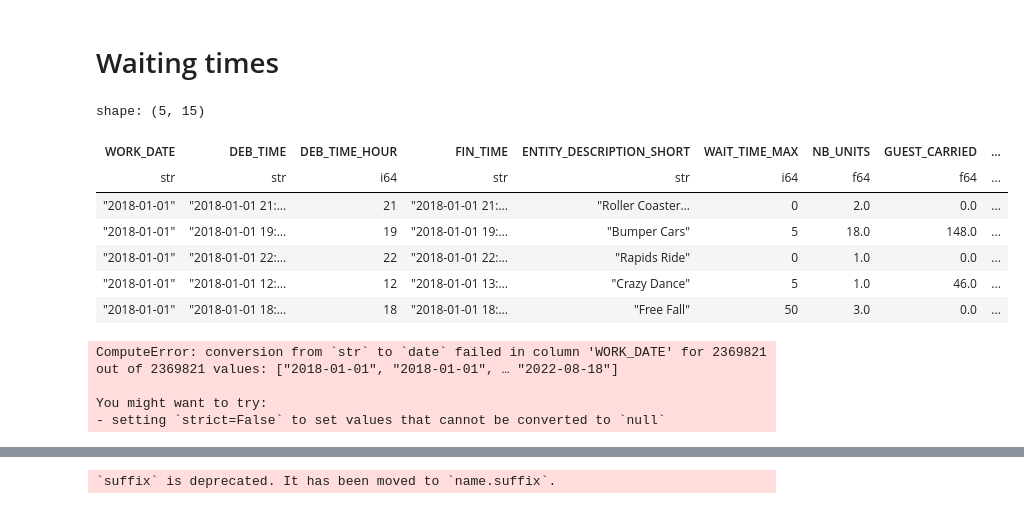
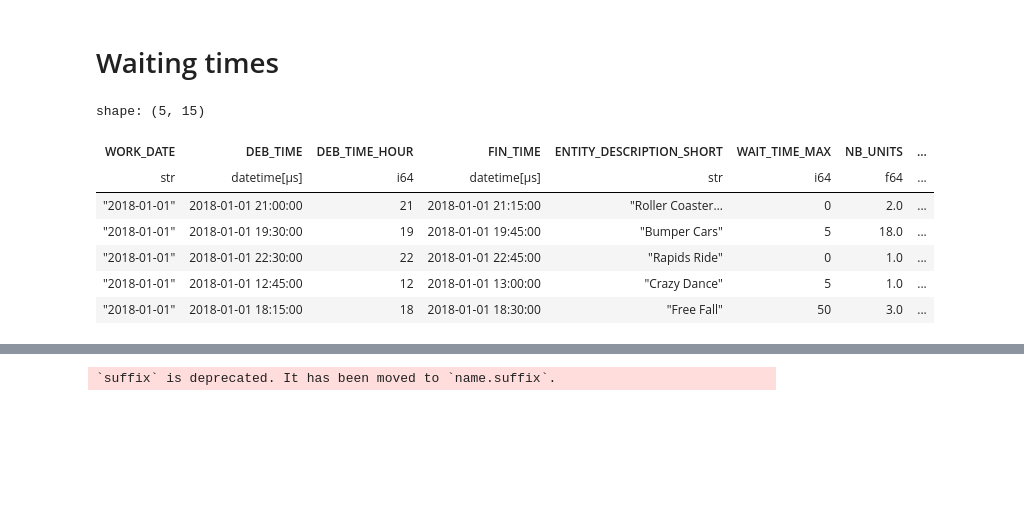
Before and after one commit to cedotorpedo/europark, a Jupyter notebook: EDA.ipynb, the cells around one changed output, grey strips where cells are left out. Saved outputs shown, nothing was run; the diff lists cells and outputs as text; code cells hidden in the pictures; blank space fills up the shorter version.

```diff
--- a/EDA.ipynb
+++ b/EDA.ipynb
@@ -122,30 +122,33 @@ wait = (
   .join(link, left_on = 'ENTITY_DESCRIPTION_SHORT', right_on = 'ATTRACTION', how='left')
   .filter(col('PARK') == 'PortAventura World')
 )
+# %%
+wt = (
+  wait
+  .with_columns(
+    col('DEB_TIME').str.to_datetime(),
+    col('FIN_TIME').str.to_datetime(),
+  )
+)
 # %%
-wait.head()
+wt.head()
 # %% [output]
 shape: (5, 15)
-| WORK_DATE | DEB_TIME | DEB_TIME_HOUR | FIN_TIME | ENTITY_DESCRIPTION_SHORT | WAIT_TIME_MAX | NB_UNITS | GUEST_CARRIED | ... |
-| str | str | i64 | str | str | i64 | f64 | f64 | ... |
-| "2018-01-01" | "2018-01-01 21:… | 21 | "2018-01-01 21:… | "Roller Coaster… | 0 | 2.0 | 0.0 | ... |
-| "2018-01-01" | "2018-01-01 19:… | 19 | "2018-01-01 19:… | "Bumper Cars" | 5 | 18.0 | 148.0 | ... |
-| "2018-01-01" | "2018-01-01 22:… | 22 | "2018-01-01 22:… | "Rapids Ride" | 0 | 1.0 | 0.0 | ... |
-| "2018-01-01" | "2018-01-01 12:… | 12 | "2018-01-01 13:… | "Crazy Dance" | 5 | 1.0 | 46.0 | ... |
-| "2018-01-01" | "2018-01-01 18:… | 18 | "2018-01-01 18:… | "Free Fall" | 50 | 3.0 | 0.0 | ... |
+| WORK_DATE | DEB_TIME | DEB_TIME_HOUR | FIN_TIME | ENTITY_DESCRIPTION_SHORT | WAIT_TIME_MAX | NB_UNITS | ... |
+| str | datetime[μs] | i64 | datetime[μs] | str | i64 | f64 | ... |
+| "2018-01-01" | 2018-01-01 21:00:00 | 21 | 2018-01-01 21:15:00 | "Roller Coaster… | 0 | 2.0 | ... |
+| "2018-01-01" | 2018-01-01 19:30:00 | 19 | 2018-01-01 19:45:00 | "Bumper Cars" | 5 | 18.0 | ... |
+| "2018-01-01" | 2018-01-01 22:30:00 | 22 | 2018-01-01 22:45:00 | "Rapids Ride" | 0 | 1.0 | ... |
+| "2018-01-01" | 2018-01-01 12:45:00 | 12 | 2018-01-01 13:00:00 | "Crazy Dance" | 5 | 1.0 | ... |
+| "2018-01-01" | 2018-01-01 18:15:00 | 18 | 2018-01-01 18:30:00 | "Free Fall" | 50 | 3.0 | ... |
 # %%
-wt = (
-  wait
-  .with_columns(
-    pl.col("WORK_DATE").str.strptime(pl.Date, "%m/%d/%Y").cast(pl.Datetime).alias("WORK_DATE_DT"))
-  .with_columns(
-    (pl.col("WORK_DATE_DT") + pl.duration(hours = "DEB_TIME_HOUR") + pl.duration(minutes = col("DEB_TIME").str.split(":").list.get(0).cast(pl.Int32))).alias("DEB_DATETIME"),
-    (pl.col("WORK_DATE_DT") + pl.duration(hours = "DEB_TIME_HOUR") + pl.duration(minutes = col("FIN_TIME").str.split(":").list.get(0).cast(pl.Int32))).alias("FIN_DATETIME"),
-    )
-  .drop('WORK_DATE_DT', 'WORK_DATE', 'DEB_TIME', 'FIN_TIME', 'DEB_TIME_HOUR')
-)
+# wt = (
+#   wait
+#   .with_columns(
+#     pl.col("WORK_DATE").str.strptime(pl.Date, "%m/%d/%Y").cast(pl.Datetime).alias("WORK_DATE_DT"))
+#   .with_columns(
+#     (pl.col("WORK_DATE_DT") + pl.duration(hours = "DEB_TIME_HOUR") + pl.duration(minutes = col("DEB_TIME").str.split(":").list.get(0).cast(pl.Int32))).alias("DEB_DATETIME"),
+#     (pl.col("WORK_DATE_DT") + pl.duration(hours = "DEB_TIME_HOUR") + pl.duration(minutes = col("FIN_TIME").str.split(":").list.get(0).cast(pl.Int32))).alias("FIN_DATETIME"),
+#     )
+#   .drop('WORK_DATE_DT', 'WORK_DATE', 'DEB_TIME', 'FIN_TIME', 'DEB_TIME_HOUR')
+# )
-# %% [output]
-ComputeError: conversion from `str` to `date` failed in column 'WORK_DATE' for 2369821 out of 2369821 values: ["2018-01-01", "2018-01-01", … "2022-08-18"]
-
-You might want to try:
-- setting `strict=False` to set values that cannot be converted to `null`
```
Also changed, not shown: parts of 13 cells of this notebook.
